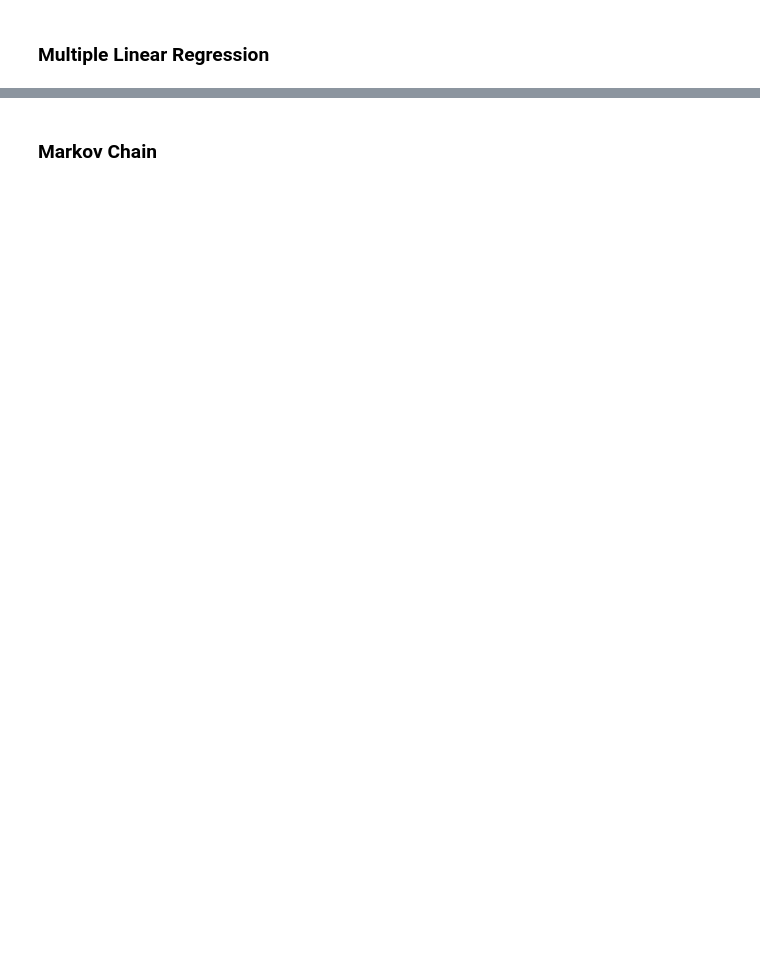
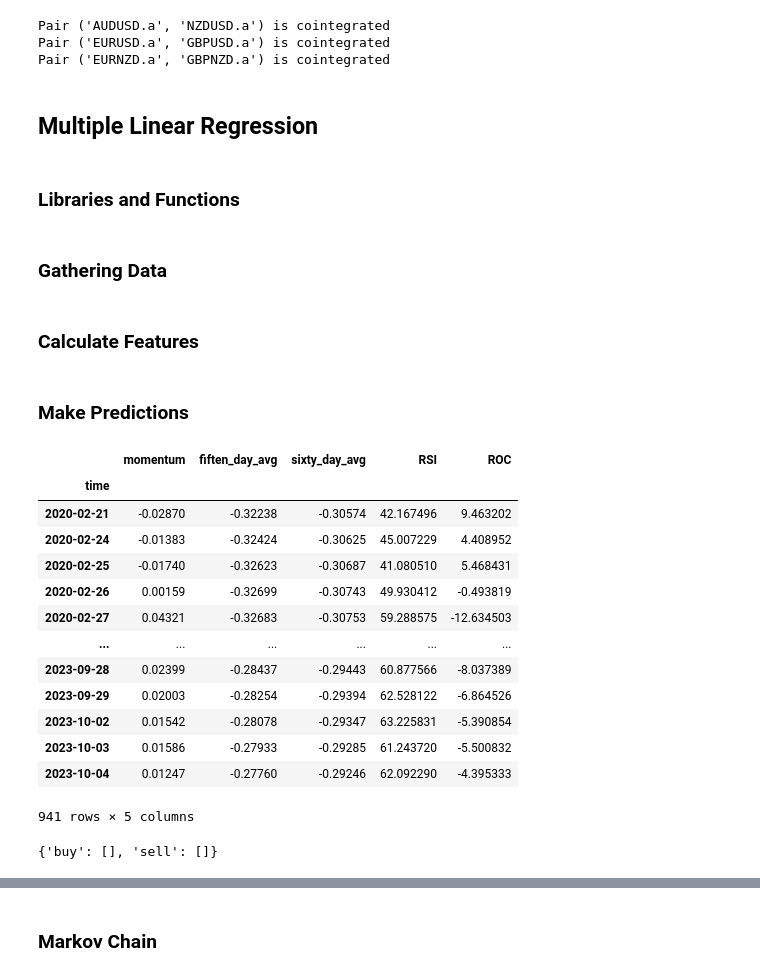
Before and after one commit to aliquid-novi/Strategies, a Jupyter notebook: lets get it/T1.ipynb, the cells around one changed output, grey strips where cells are left out. Drawn from its saved outputs; the diff is of its cells as text; code cells hidden in the pictures; blank space fills up the shorter version.

```diff
--- a/lets get it/T1.ipynb
+++ b/lets get it/T1.ipynb
@@ -29,2 +83,15 @@ def get_rates(pair1, timeframe, x):
+# %%
+coint_pairs = []
+
+for idx, row in df.iterrows():
+    if row['ADF Statistic'] < row['Critical Values']['10%']:
+        print(f'Pair {idx} is cointegrated')
+        coint_pairs.append(idx)
+# %% [output]
+Pair ('AUDUSD.a', 'NZDUSD.a') is cointegrated
+Pair ('EURUSD.a', 'GBPUSD.a') is cointegrated
+Pair ('EURNZD.a', 'GBPNZD.a') is cointegrated
 # %% [markdown]
-### Multiple Linear Regression
+## Multiple Linear Regression
+# %% [markdown]
+### Libraries and Functions
@@ -30,0 +112,64 @@ def get_rates(pair1, timeframe, x):
+# %% [markdown]
+### Gathering Data
+# %%
+coint_dict = {}
+
+for pair in coint_pairs:
+    coint_dict[pair] = compute_spread(pair)
+# %% [markdown]
+### Calculate Features
+# %%
+def lin_features(data):
+
+    fiften_day_avg = data.rolling(window = 15).mean().round(5)
+    sixty_day_avg = data.rolling(window= 60).mean().round(5)
+
+    # Create DataFrame to store all features
+    features_df = pd.DataFrame(index=data.index)
+
+    # features_df['Yen Ver.'] =compute_spread(['EURJPY.a', 'GBPJPY.a']).shift(1).dropna()
+    n = 10  # for example, you can adjust n as needed
+    features_df['momentum'] = data - data.shift(n)
+    features_df['fiften_day_avg'] = fiften_day_avg
+    features_df['sixty_day_avg'] = sixty_day_avg
+    features_df['RSI'] = ta.rsi(data, length=14)
+    features_df['ROC'] = ((data - data.shift(n)) / data.shift(n)) * 100  # expressed in percentage
+
+    # Remove rows with any NA values
+    features_df.dropna(inplace=True)
+
+    return features_df
+
+features_dict = {}
+
+for pair, data in coint_dict.items():
+    pair_id = pair
+    features = lin_features(data)
+    features_dict[pair] = features
+# %% [markdown]
+### Make Predictions
+# %%
+features
+# %% [output]
+|  | momentum | fiften_day_avg | sixty_day_avg | RSI | ROC |
+| time |  |  |  |  |  |
+| 2020-02-21 | -0.02870 | -0.32238 | -0.30574 | 42.167496 | 9.463202 |
+| 2020-02-24 | -0.01383 | -0.32424 | -0.30625 | 45.007229 | 4.408952 |
+| 2020-02-25 | -0.01740 | -0.32623 | -0.30687 | 41.080510 | 5.468431 |
+| 2020-02-26 | 0.00159 | -0.32699 | -0.30743 | 49.930412 | -0.493819 |
+| 2020-02-27 | 0.04321 | -0.32683 | -0.30753 | 59.288575 | -12.634503 |
+| ... | ... | ... | ... | ... | ... |
+| 2023-09-28 | 0.02399 | -0.28437 | -0.29443 | 60.877566 | -8.037389 |
+| 2023-09-29 | 0.02003 | -0.28254 | -0.29394 | 62.528122 | -6.864526 |
+| 2023-10-02 | 0.01542 | -0.28078 | -0.29347 | 63.225831 | -5.390854 |
+| 2023-10-03 | 0.01586 | -0.27933 | -0.29285 | 61.243720 | -5.500832 |
+| 2023-10-04 | 0.01247 | -0.27760 | -0.29246 | 62.092290 | -4.395333 |
+941 rows × 5 columns
+# %%
+orders = {
+    "buy": [],
+    "sell": []
+}
+orders
+# %% [output]
+{'buy': [], 'sell': []}
```
Also changed, not shown: parts of 34 cells of this notebook, 4 other files.
